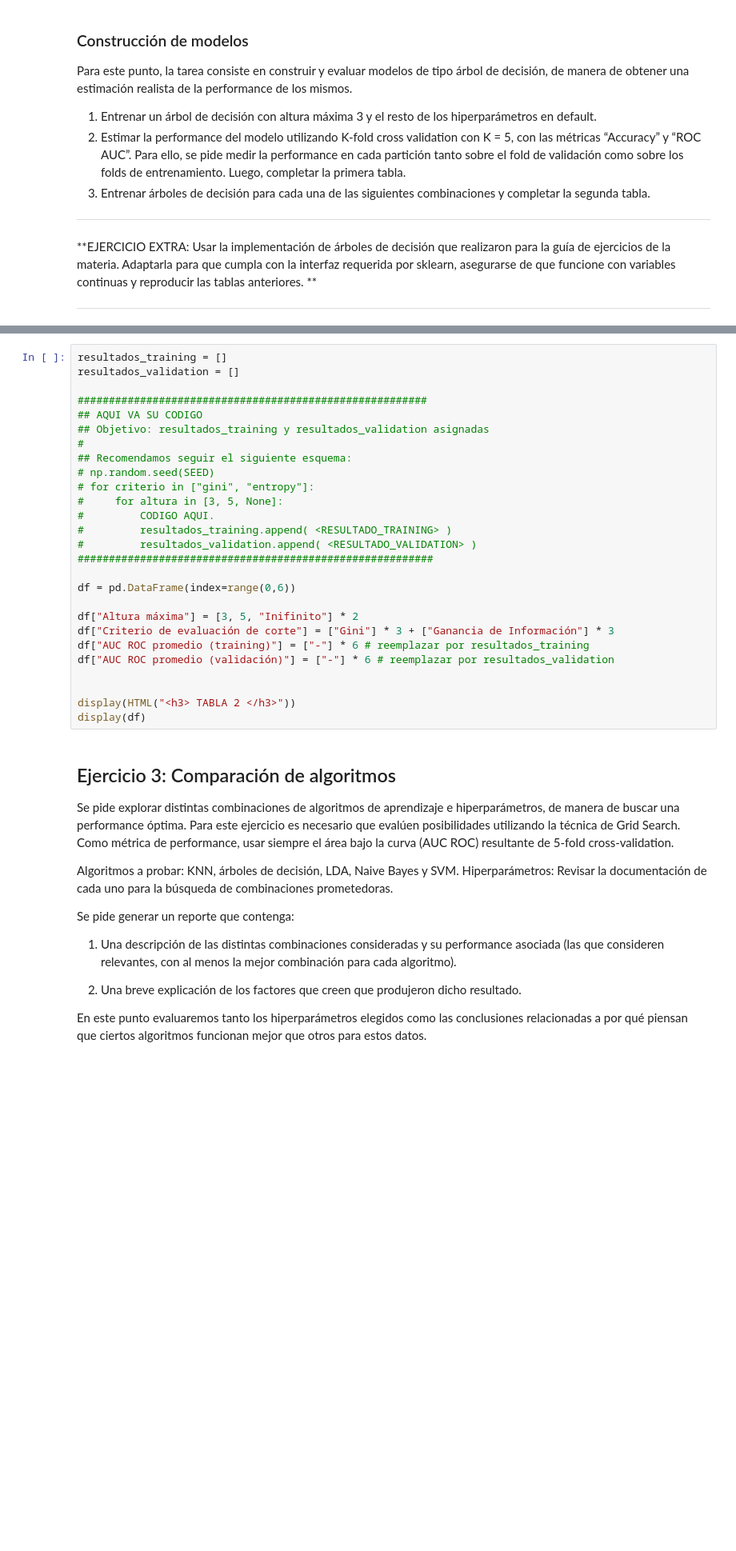
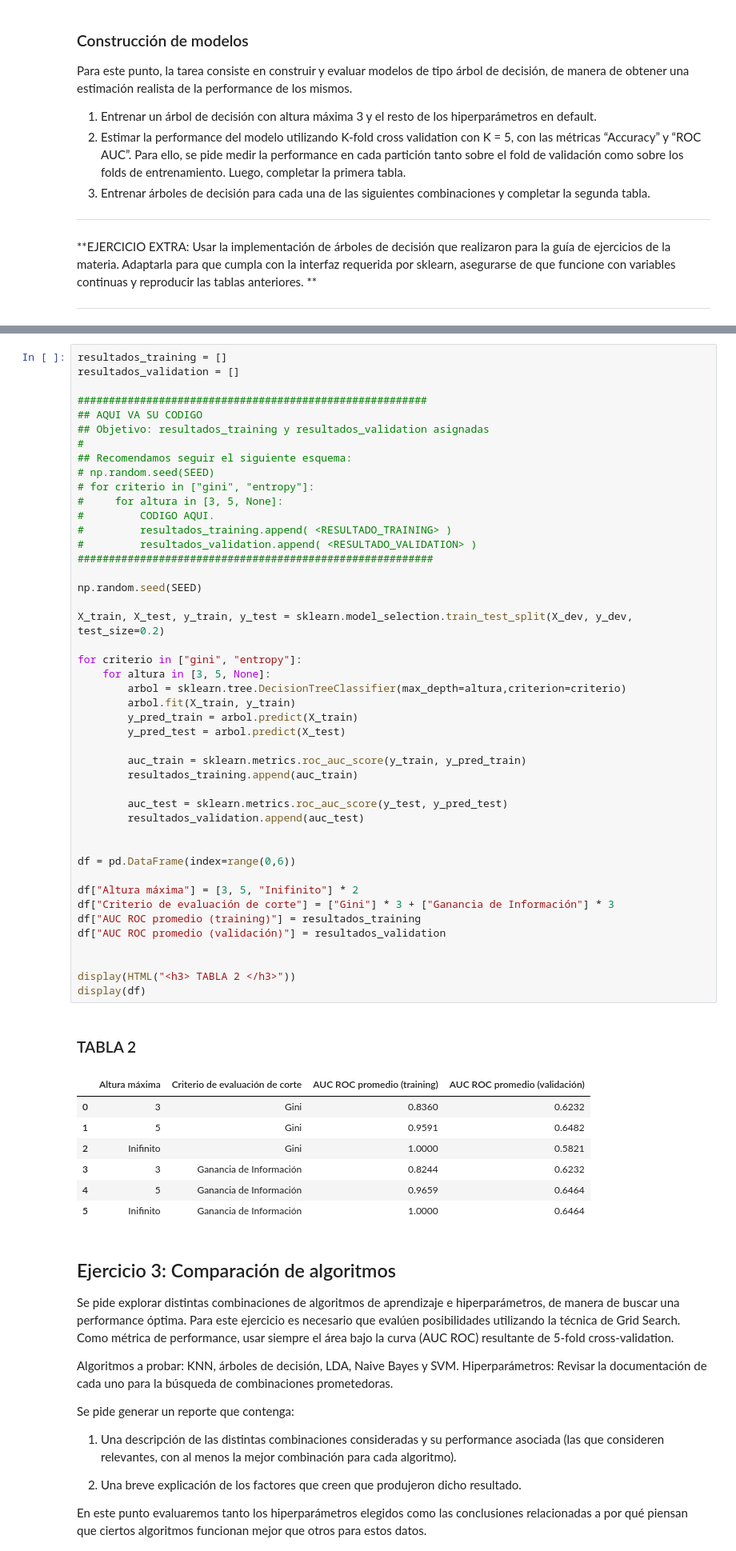
Before and after one commit to smcsicardi/machineLearning, a Jupyter notebook: TP1/TP1.ipynb, the cells around one changed output, grey strips where cells are left out. Shown at 80% size. Cells and saved outputs as stored; diff of their text form; blank space fills up the shorter version.

```diff
--- a/TP1/TP1.ipynb
+++ b/TP1/TP1.ipynb
@@ -258,30 +258,57 @@ TABLA 1
 # %%
 resultados_training = []
 resultados_validation = []
 
 ########################################################
 ## AQUI VA SU CODIGO
 ## Objetivo: resultados_training y resultados_validation asignadas
 #
 ## Recomendamos seguir el siguiente esquema:
 # np.random.seed(SEED)
 # for criterio in ["gini", "entropy"]:
 #     for altura in [3, 5, None]:
 #         CODIGO AQUI.
 #         resultados_training.append( <RESULTADO_TRAINING> )
 #         resultados_validation.append( <RESULTADO_VALIDATION> )
 #########################################################
 
+np.random.seed(SEED)
+
+X_train, X_test, y_train, y_test = sklearn.model_selection.train_test_split(X_dev, y_dev, test_size=0.2)
+
+for criterio in ["gini", "entropy"]:
+    for altura in [3, 5, None]:
+        arbol = sklearn.tree.DecisionTreeClassifier(max_depth=altura,criterion=criterio)
+        arbol.fit(X_train, y_train)
+        y_pred_train = arbol.predict(X_train)
+        y_pred_test = arbol.predict(X_test)
+
+        auc_train = sklearn.metrics.roc_auc_score(y_train, y_pred_train)
+        resultados_training.append(auc_train)
+
+        auc_test = sklearn.metrics.roc_auc_score(y_test, y_pred_test)
+        resultados_validation.append(auc_test)
+
+
 df = pd.DataFrame(index=range(0,6))
 
 df["Altura máxima"] = [3, 5, "Inifinito"] * 2
 df["Criterio de evaluación de corte"] = ["Gini"] * 3 + ["Ganancia de Información"] * 3
-df["AUC ROC promedio (training)"] = ["-"] * 6 # reemplazar por resultados_training
-df["AUC ROC promedio (validación)"] = ["-"] * 6 # reemplazar por resultados_validation
+df["AUC ROC promedio (training)"] = resultados_training
+df["AUC ROC promedio (validación)"] = resultados_validation
 
 
 display(HTML("<h3> TABLA 2 </h3>"))
 display(df)
+# %% [output]
+TABLA 2
+|  | Altura máxima | Criterio de evaluación de corte | AUC ROC promedio (training) | AUC ROC promedio (validación) |
+| 0 | 3 | Gini | 0.8360 | 0.6232 |
+| 1 | 5 | Gini | 0.9591 | 0.6482 |
+| 2 | Inifinito | Gini | 1.0000 | 0.5821 |
+| 3 | 3 | Ganancia de Información | 0.8244 | 0.6232 |
+| 4 | 5 | Ganancia de Información | 0.9659 | 0.6464 |
+| 5 | Inifinito | Ganancia de Información | 1.0000 | 0.6464 |
 # %% [markdown]
 ## Ejercicio 3: Comparación de algoritmos
 
```
Also changed, not shown: parts of 1 cell of this notebook.
